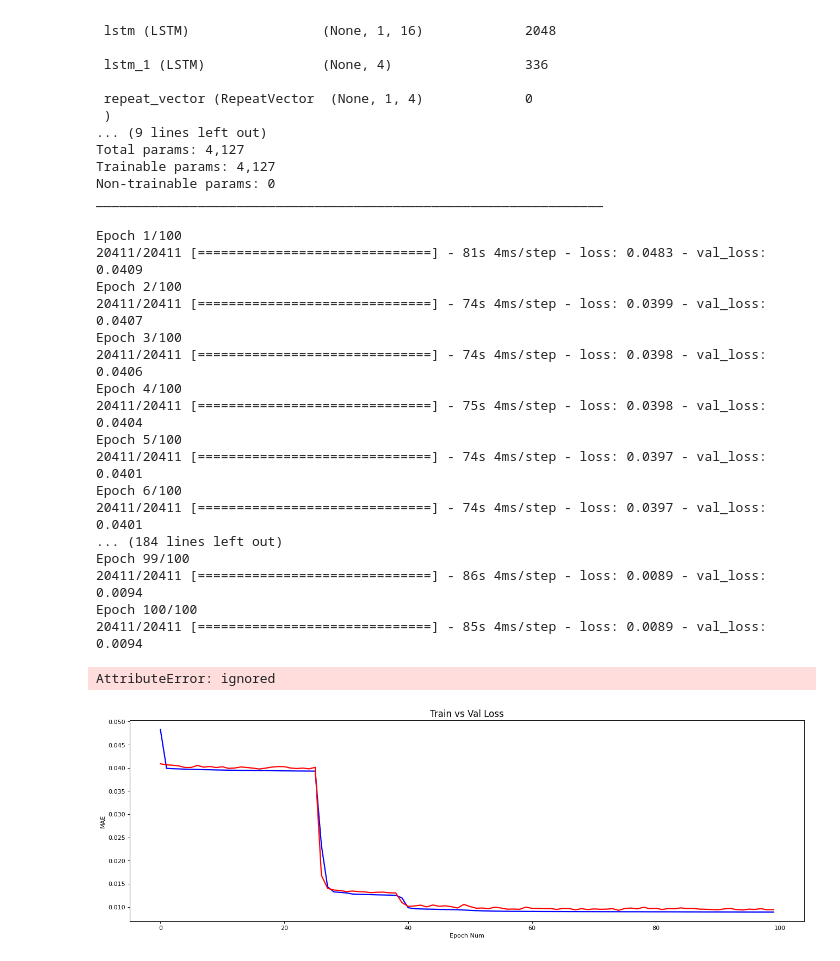
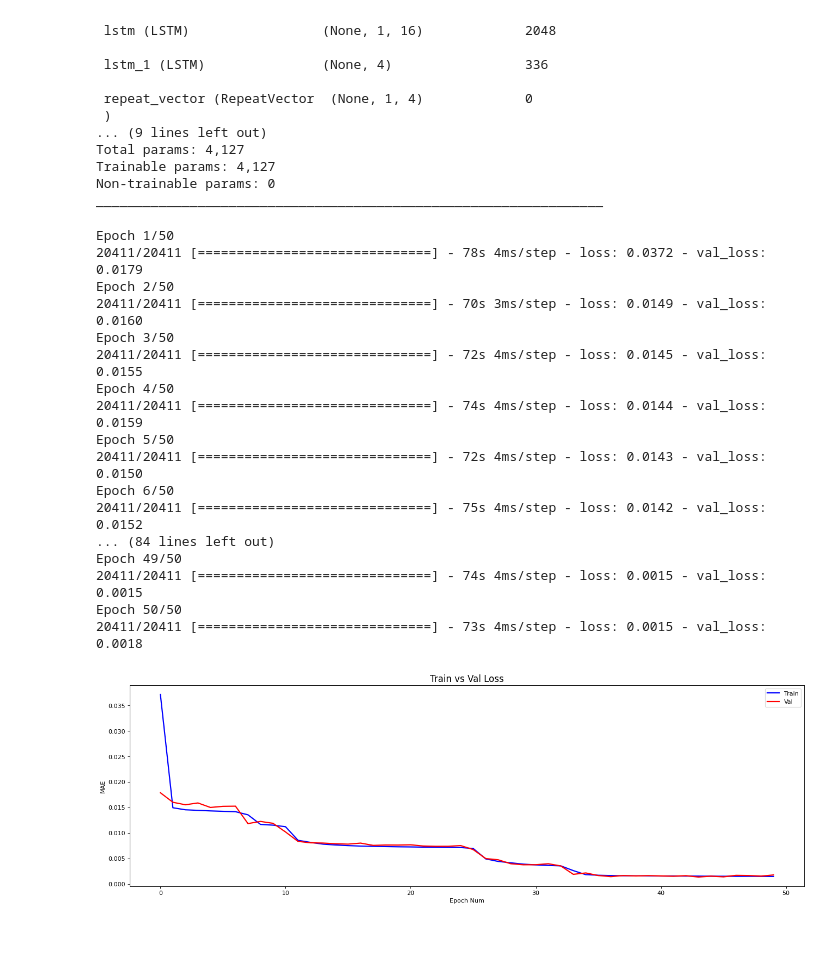
Before and after one commit to WilliamLu1999/Data-ML-Projects, a Jupyter notebook: anomaly_detection_time_series_metro/Unsupervised_Anomaly_Detection_Time_Series_Metro_Predictive_Maintenance.ipynb, the cells around one changed output. Saved outputs shown, nothing was run; the diff lists cells and outputs as text; code cells hidden in the pictures.

```diff
--- a/anomaly_detection_time_series_metro/Unsupervised_Anomaly_Detection_Time_Series_Metro_Predictive_Maintenance.ipynb
+++ b/anomaly_detection_time_series_metro/Unsupervised_Anomaly_Detection_Time_Series_Metro_Predictive_Maintenance.ipynb
@@ -592,41 +592,40 @@ Non-trainable params: 0
 _________________________________________________________________
 # %%
 # fit the model
-epoch = 100
+epoch = 50
 batch_size = 10
 history = model_lstm.fit(train_lstm,train_lstm,epochs=epoch,batch_size=batch_size,
                          validation_split=0.05).history
 # %% [output]
-Epoch 1/100
-20411/20411 [==============================] - 81s 4ms/step - loss: 0.0483 - val_loss: 0.0409
-Epoch 2/100
-20411/20411 [==============================] - 74s 4ms/step - loss: 0.0399 - val_loss: 0.0407
-Epoch 3/100
-20411/20411 [==============================] - 74s 4ms/step - loss: 0.0398 - val_loss: 0.0406
-Epoch 4/100
-20411/20411 [==============================] - 75s 4ms/step - loss: 0.0398 - val_loss: 0.0404
-Epoch 5/100
-20411/20411 [==============================] - 74s 4ms/step - loss: 0.0397 - val_loss: 0.0401
-Epoch 6/100
-20411/20411 [==============================] - 74s 4ms/step - loss: 0.0397 - val_loss: 0.0401
-... (184 lines left out)
-Epoch 99/100
-20411/20411 [==============================] - 86s 4ms/step - loss: 0.0089 - val_loss: 0.0094
-Epoch 100/100
-20411/20411 [==============================] - 85s 4ms/step - loss: 0.0089 - val_loss: 0.0094
+Epoch 1/50
+20411/20411 [==============================] - 78s 4ms/step - loss: 0.0372 - val_loss: 0.0179
+Epoch 2/50
+20411/20411 [==============================] - 70s 3ms/step - loss: 0.0149 - val_loss: 0.0160
+Epoch 3/50
+20411/20411 [==============================] - 72s 4ms/step - loss: 0.0145 - val_loss: 0.0155
+Epoch 4/50
+20411/20411 [==============================] - 74s 4ms/step - loss: 0.0144 - val_loss: 0.0159
+Epoch 5/50
+20411/20411 [==============================] - 72s 4ms/step - loss: 0.0143 - val_loss: 0.0150
+Epoch 6/50
+20411/20411 [==============================] - 75s 4ms/step - loss: 0.0142 - val_loss: 0.0152
+... (84 lines left out)
+Epoch 49/50
+20411/20411 [==============================] - 74s 4ms/step - loss: 0.0015 - val_loss: 0.0015
+Epoch 50/50
+20411/20411 [==============================] - 73s 4ms/step - loss: 0.0015 - val_loss: 0.0018
 # %%
 #plot the training loss
 fig,ax=plt.subplots(figsize=(20,6),dpi=80)
 ax.plot(history['loss'],'b',label='Train',linewidth=2)
 ax.plot(history['val_loss'],'r',label='Val',linewidth=2)
 ax.set_title('Train vs Val Loss',fontsize=15)
 ax.set_ylabel('MAE')
 ax.set_xlabel('Epoch Num')
-ax.lengend(loc='upper right')
+ax.legend(loc='upper right')
 plt.show()
 # %% [output]
-AttributeError: ignored
-[figure, old version]
+[figure, new version]
 # %%
 X_pred_train = model_lstm.predict(train_lstm)
 X_pred_train = X_pred_train.reshape(X_pred_train.shape[0],X_pred_train.shape[2])
```
Also changed, not shown: parts of 7 cells of this notebook.
